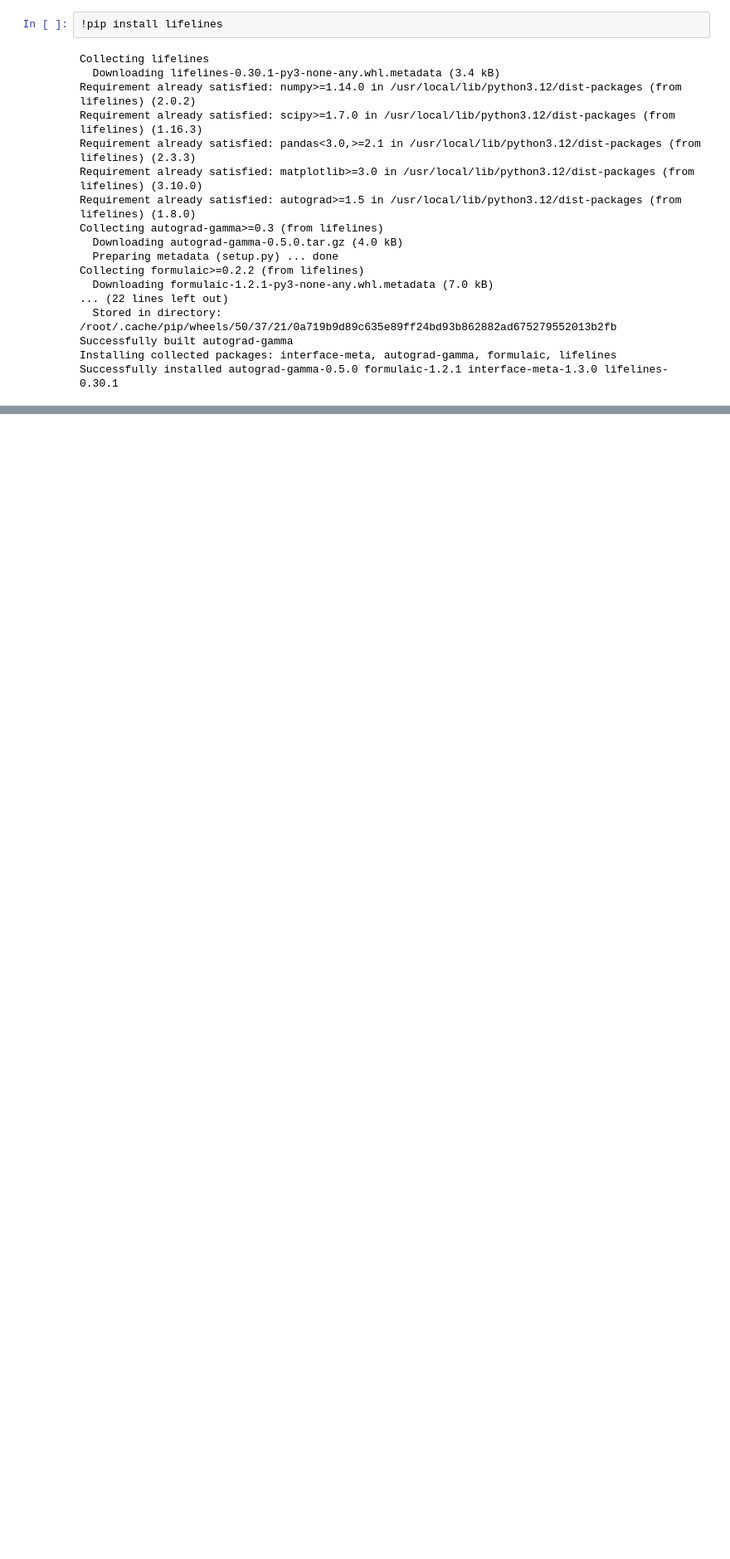
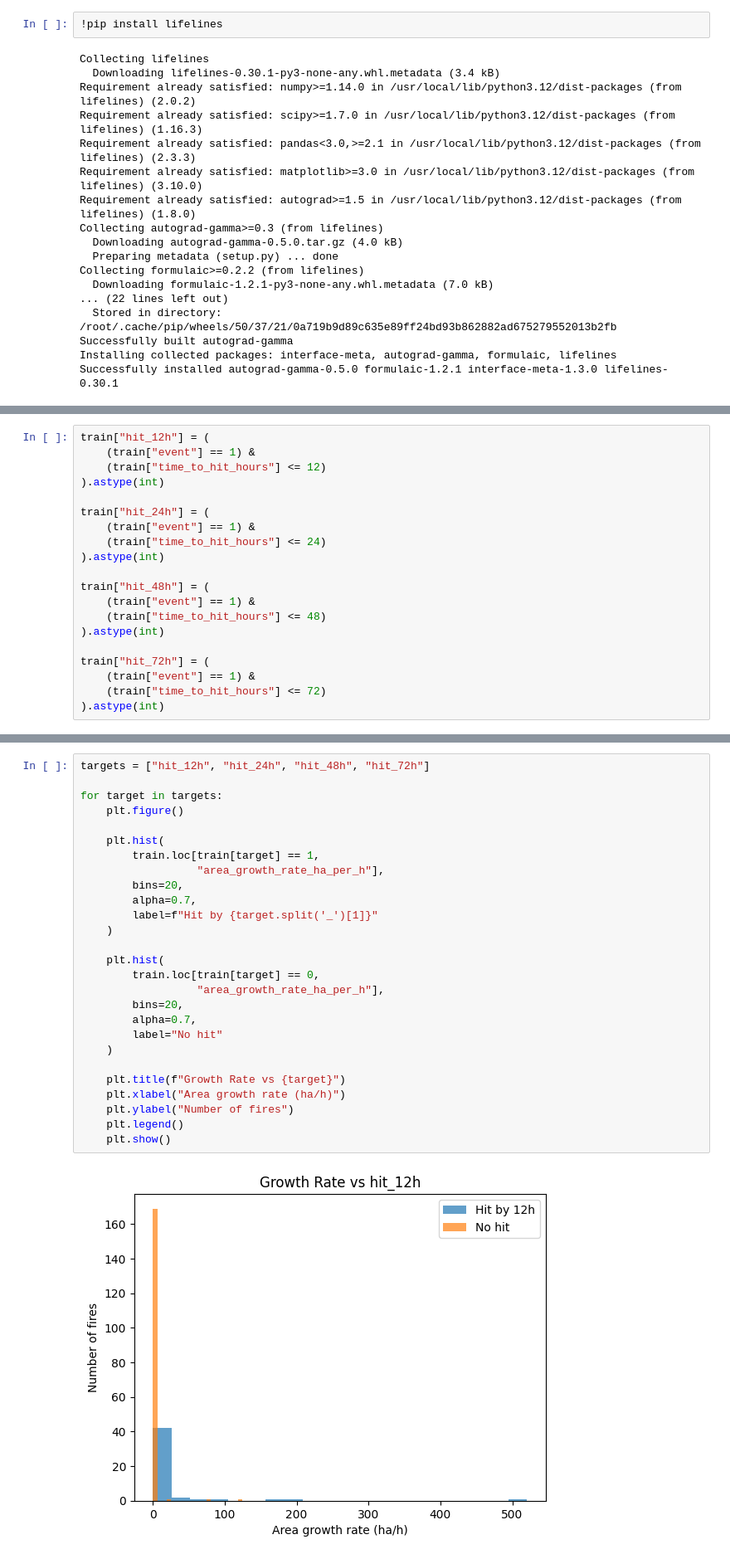
Before and after one commit to kholostovamk/KaggleCompetitionFires, a Jupyter notebook: notebook68a9156674.ipynb, the cells around one changed output, grey strips where cells are left out. Shown at 83% size. Saved outputs shown, nothing was run; the diff lists cells and outputs as text; blank space fills up the shorter version.

```diff
--- a/notebook68a9156674.ipynb
+++ b/notebook68a9156674.ipynb
@@ -412,0 +455,20 @@ plt.show()
+# %%
+train["hit_12h"] = (
+    (train["event"] == 1) &
+    (train["time_to_hit_hours"] <= 12)
+).astype(int)
+
+train["hit_24h"] = (
+    (train["event"] == 1) &
+    (train["time_to_hit_hours"] <= 24)
+).astype(int)
+
+train["hit_48h"] = (
+    (train["event"] == 1) &
+    (train["time_to_hit_hours"] <= 48)
+).astype(int)
+
+train["hit_72h"] = (
+    (train["event"] == 1) &
+    (train["time_to_hit_hours"] <= 72)
+).astype(int)
@@ -412,0 +502,29 @@ plt.show()
+# %%
+targets = ["hit_12h", "hit_24h", "hit_48h", "hit_72h"]
+
+for target in targets:
+    plt.figure()
+
+    plt.hist(
+        train.loc[train[target] == 1,
+                  "area_growth_rate_ha_per_h"],
+        bins=20,
+        alpha=0.7,
+        label=f"Hit by {target.split('_')[1]}"
+    )
+
+    plt.hist(
+        train.loc[train[target] == 0,
+                  "area_growth_rate_ha_per_h"],
+        bins=20,
+        alpha=0.7,
+        label="No hit"
+    )
+
+    plt.title(f"Growth Rate vs {target}")
+    plt.xlabel("Area growth rate (ha/h)")
+    plt.ylabel("Number of fires")
+    plt.legend()
+    plt.show()
+# %% [output]
+[figure, added]
```
Also changed, not shown: parts of 19 cells of this notebook.
